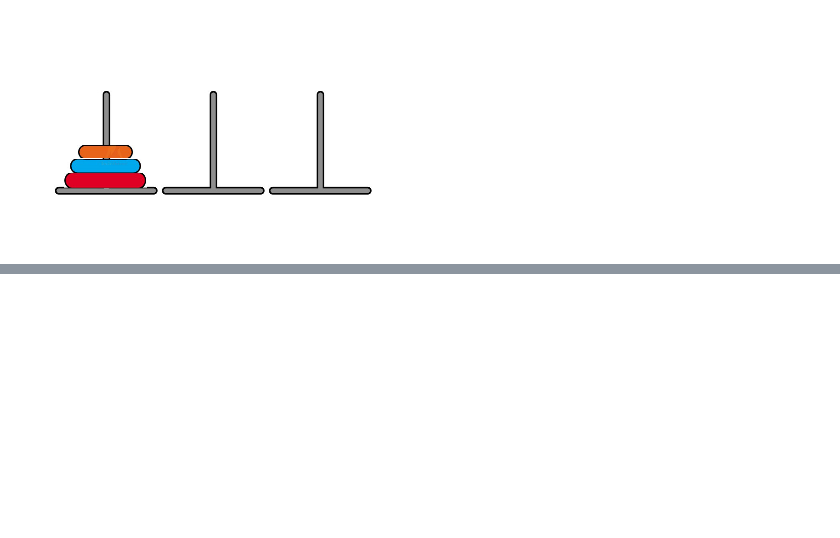
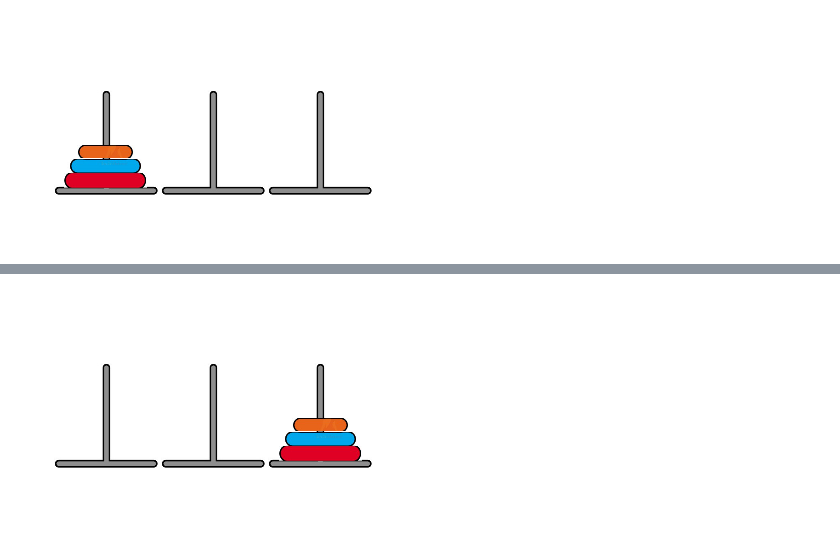
Before and after one commit to cgaravitoc/macc, a Jupyter notebook: AI/Miniproyecto - torres de hanoi/Hanoi.ipynb, the cells around one changed output, grey strips where cells are left out. Cells and saved outputs as stored; diff of their text form; code cells hidden in the pictures; blank space fills up the shorter version.

```diff
--- a/AI/Miniproyecto - torres de hanoi/Hanoi.ipynb
+++ b/AI/Miniproyecto - torres de hanoi/Hanoi.ipynb
@@ -9,0 +64,4 @@ prob.pintar_estado(s)
+# %%
+prob.pintar_camino(my_camino2(breadth_first_search(prob)))
+# %% [output]
+[figure, added]
```
Also changed, not shown: parts of 8 cells of this notebook, 1 other file.
